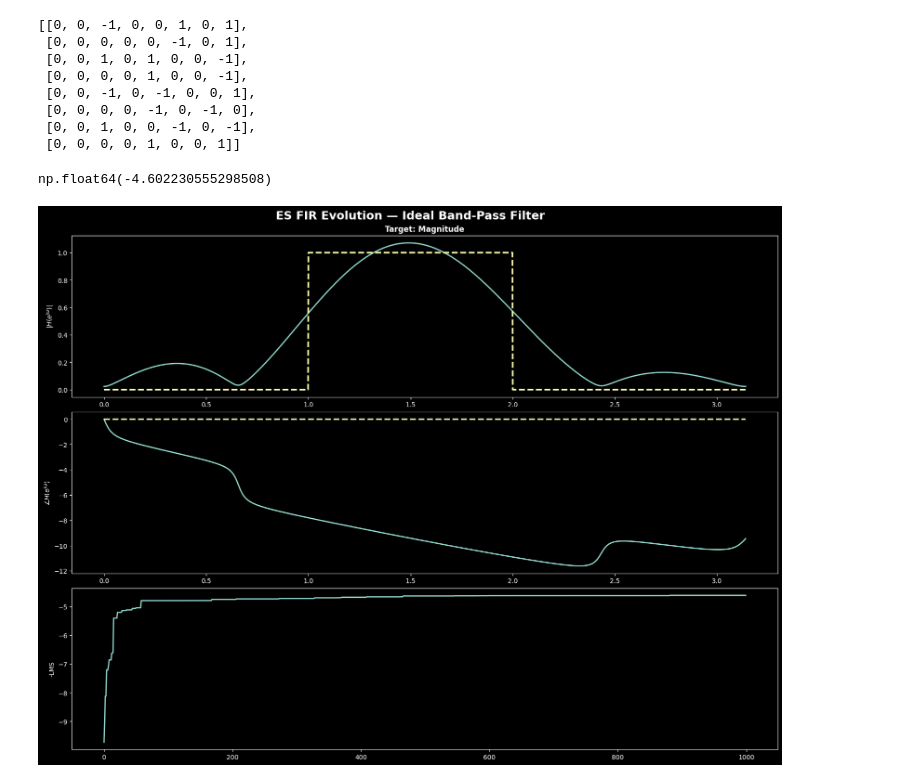
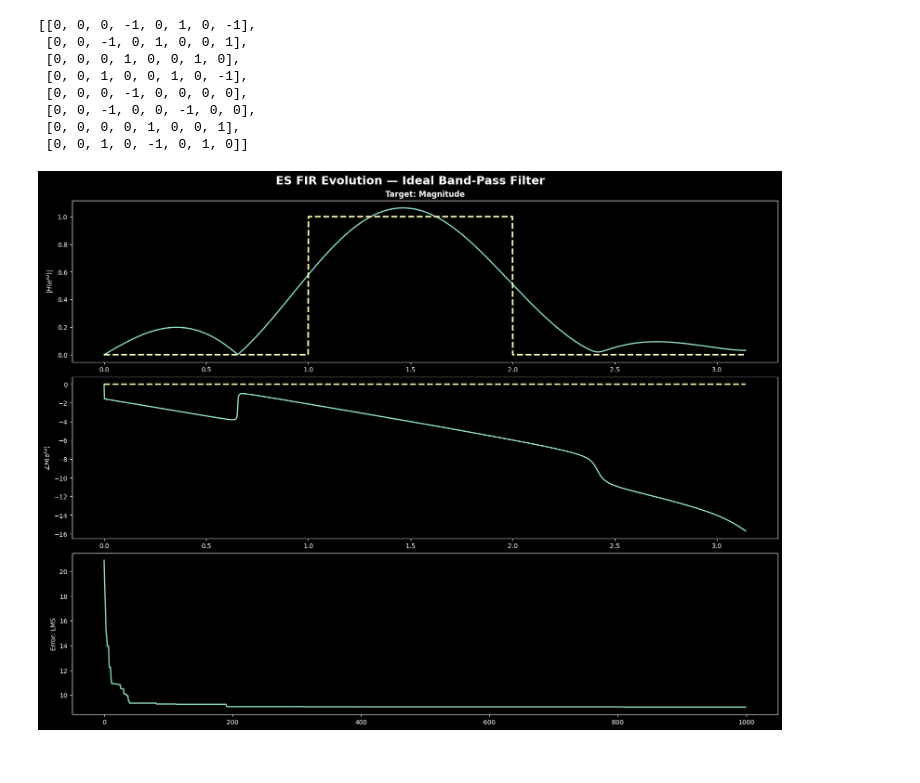
Before and after one commit to simdeistud/csd-fir-filter-ES, a Jupyter notebook: src/benchmarks.ipynb, the cells around one changed output. Drawn from its saved outputs; the diff is of its cells as text; code cells hidden in the pictures.

```diff
--- a/src/benchmarks.ipynb
+++ b/src/benchmarks.ipynb
@@ -16,22 +16,23 @@ best, pop = ES(
     n_digits=3,
     target=target_function,
     mode="magnitude",
+    worN=2048,
     plus_strategy=True
 )
 # %%
 best.get_coefficients()
 # %% [output]
-[[0, 0, -1, 0, 0, 1, 0, 1],
- [0, 0, 0, 0, 0, -1, 0, 1],
- [0, 0, 1, 0, 1, 0, 0, -1],
- [0, 0, 0, 0, 1, 0, 0, -1],
- [0, 0, -1, 0, -1, 0, 0, 1],
- [0, 0, 0, 0, -1, 0, -1, 0],
- [0, 0, 1, 0, 0, -1, 0, -1],
- [0, 0, 0, 0, 1, 0, 0, 1]]
+[[0, 0, 0, -1, 0, 1, 0, -1],
+ [0, 0, -1, 0, 1, 0, 0, 1],
+ [0, 0, 0, 1, 0, 0, 1, 0],
+ [0, 0, 1, 0, 0, 1, 0, -1],
+ [0, 0, 0, -1, 0, 0, 0, 0],
+ [0, 0, -1, 0, 0, -1, 0, 0],
+ [0, 0, 0, 0, 1, 0, 0, 1],
+ [0, 0, 1, 0, -1, 0, 1, 0]]
 # %%
 # Frequency responses
-w, H = best.get_response()
+w, H = best.get_response(worN=2048)
 Ht = np.array([target_function(wi) for wi in w], dtype=complex)
 
 # Magnitude / phase
@@ -39,40 +40,36 @@ mag = np.abs(H)
 magt = np.abs(Ht)
 ph = np.unwrap(np.angle(H))
 pht = np.unwrap(np.angle(Ht))
-# %%
-best.fitness
-# %% [output]
-np.float64(-4.602230555298508)
 # %%
 fig, axes = plt.subplots(
     nrows=3,
     ncols=1,
     figsize=(16, 12),
     constrained_layout=True
 )
 
 fig.suptitle(
     "ES FIR Evolution — Ideal Band-Pass Filter",
     fontsize=18,
     weight="bold"
 )
 
 ax = axes[0]
 ax.plot(w, mag, lw=2, label="solution")
 ax.plot(w, magt, lw=2.5, ls="--", label="target")
 
 ax.set_title(f"Target: Magnitude", weight="bold")
 ax.set_ylabel(r"$|H(e^{j\omega})|$")
 
 ax = axes[1]
 ax.plot(w, ph, lw=2, label="solution")
 ax.plot(w, pht, lw=2.5, ls="--", label="target")
 ax.set_ylabel(r"$\angle H(e^{j\omega})$")
 
 ax = axes[2]
-ax.plot(np.arange(len(pop)), [e.fitness for e in pop], lw=2, label="generation")
-ax.set_ylabel("-LMS")
+ax.plot(np.arange(len(pop)), [-e.fitness for e in pop], lw=2, label="generation")
+ax.set_ylabel("Error: LMS")
 
 plt.show()
 # %% [output]
-[figure, old version]
+[figure, new version]
```
Also changed, not shown: 1 other file.
